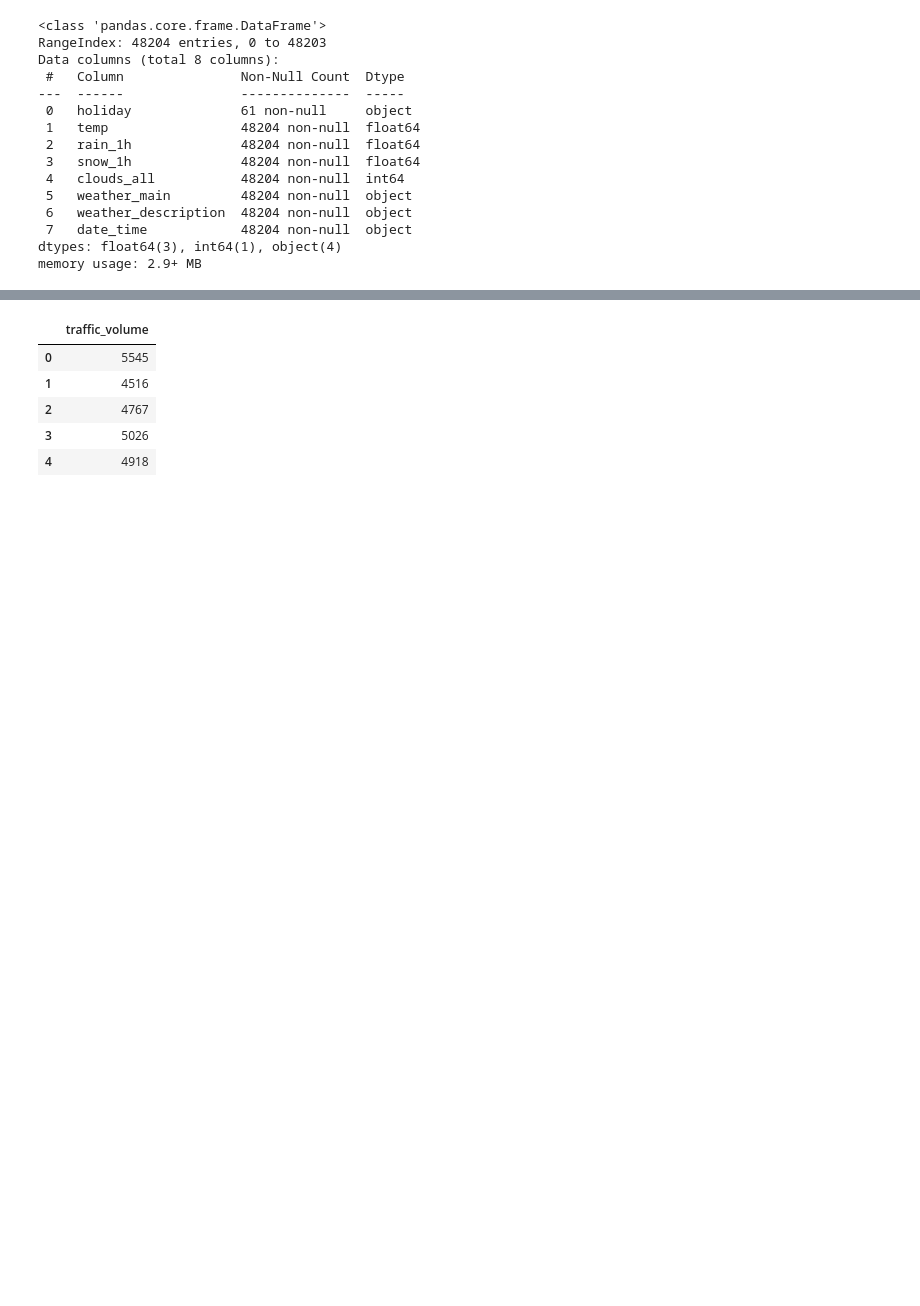
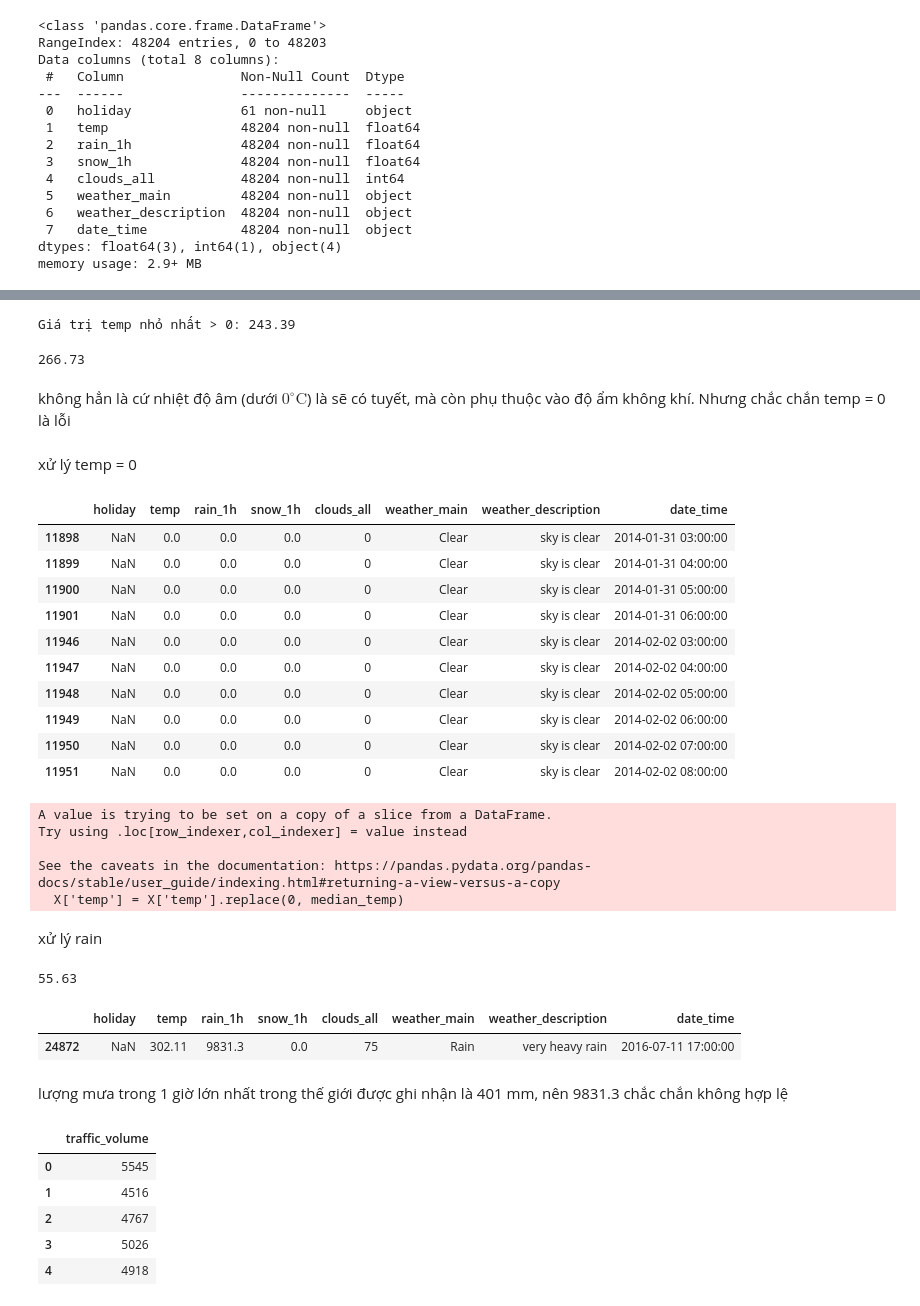
Before and after one commit to DucAnhShyyy/Traffic_Volume_Prediction, a Jupyter notebook: cleaning and customize bidirectional LSTM.ipynb, the cells around one changed output, grey strips where cells are left out. Cells and saved outputs as stored; diff of their text form; code cells hidden in the pictures; blank space fills up the shorter version.

```diff
--- a/cleaning and customize bidirectional LSTM.ipynb
+++ b/cleaning and customize bidirectional LSTM.ipynb
@@ -75,0 +105,54 @@ memory usage: 2.9+ MB
+# %%
+# temp
+min_temp_gt0 = X.loc[X['temp'] > 0, 'temp'].min()
+print("Giá trị temp nhỏ nhất > 0:", min_temp_gt0)
+# %% [output]
+Giá trị temp nhỏ nhất > 0: 243.39
+# %%
+a = X[X['snow_1h'] > 0]
+a['temp'].min()
+# %% [output]
+266.73
+# %% [markdown]
+không hẳn là cứ nhiệt độ âm (dưới $0^\circ\text{C}$) là sẽ có tuyết, mà còn phụ thuộc vào độ ẩm không khí. Nhưng chắc chắn temp = 0 là lỗi
+# %% [markdown]
+xử lý temp = 0
+# %%
+X[X['temp'] == 0]
+# %% [output]
+|  | holiday | temp | rain_1h | snow_1h | clouds_all | weather_main | weather_description | date_time |
+| 11898 | NaN | 0.0 | 0.0 | 0.0 | 0 | Clear | sky is clear | 2014-01-31 03:00:00 |
+| 11899 | NaN | 0.0 | 0.0 | 0.0 | 0 | Clear | sky is clear | 2014-01-31 04:00:00 |
+| 11900 | NaN | 0.0 | 0.0 | 0.0 | 0 | Clear | sky is clear | 2014-01-31 05:00:00 |
+| 11901 | NaN | 0.0 | 0.0 | 0.0 | 0 | Clear | sky is clear | 2014-01-31 06:00:00 |
+| 11946 | NaN | 0.0 | 0.0 | 0.0 | 0 | Clear | sky is clear | 2014-02-02 03:00:00 |
+| 11947 | NaN | 0.0 | 0.0 | 0.0 | 0 | Clear | sky is clear | 2014-02-02 04:00:00 |
+| 11948 | NaN | 0.0 | 0.0 | 0.0 | 0 | Clear | sky is clear | 2014-02-02 05:00:00 |
+| 11949 | NaN | 0.0 | 0.0 | 0.0 | 0 | Clear | sky is clear | 2014-02-02 06:00:00 |
+| 11950 | NaN | 0.0 | 0.0 | 0.0 | 0 | Clear | sky is clear | 2014-02-02 07:00:00 |
+| 11951 | NaN | 0.0 | 0.0 | 0.0 | 0 | Clear | sky is clear | 2014-02-02 08:00:00 |
+# %%
+median_temp = X.loc[X['temp'] > 0, 'temp'].median()
+
+# Thay temp = 0 bằng median
+X['temp'] = X['temp'].replace(0, median_temp)
+# %% [output]
+A value is trying to be set on a copy of a slice from a DataFrame.
+Try using .loc[row_indexer,col_indexer] = value instead
+
+See the caveats in the documentation: https://pandas.pydata.org/pandas-docs/stable/user_guide/indexing.html#returning-a-view-versus-a-copy
+  X['temp'] = X['temp'].replace(0, median_temp)
+# %% [markdown]
+xử lý rain
+# %%
+a = X[X['rain_1h'] < 9831.3]
+a['rain_1h'].max()
+# %% [output]
+55.63
+# %%
+X[X['rain_1h']  == 9831.3]
+# %% [output]
+|  | holiday | temp | rain_1h | snow_1h | clouds_all | weather_main | weather_description | date_time |
+| 24872 | NaN | 302.11 | 9831.3 | 0.0 | 75 | Rain | very heavy rain | 2016-07-11 17:00:00 |
+# %% [markdown]
+lượng mưa trong 1 giờ lớn nhất trong thế giới được ghi nhận là 401 mm, nên 9831.3 chắc chắn không hợp lệ
```
Also changed, not shown: parts of 43 cells of this notebook.
